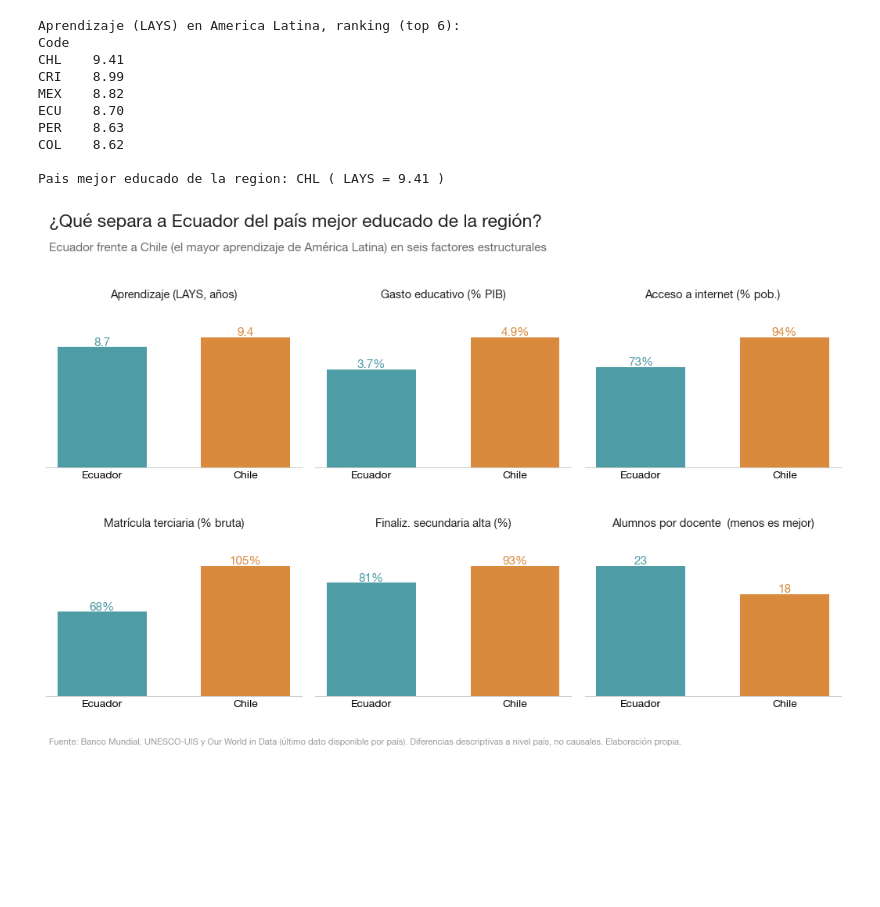
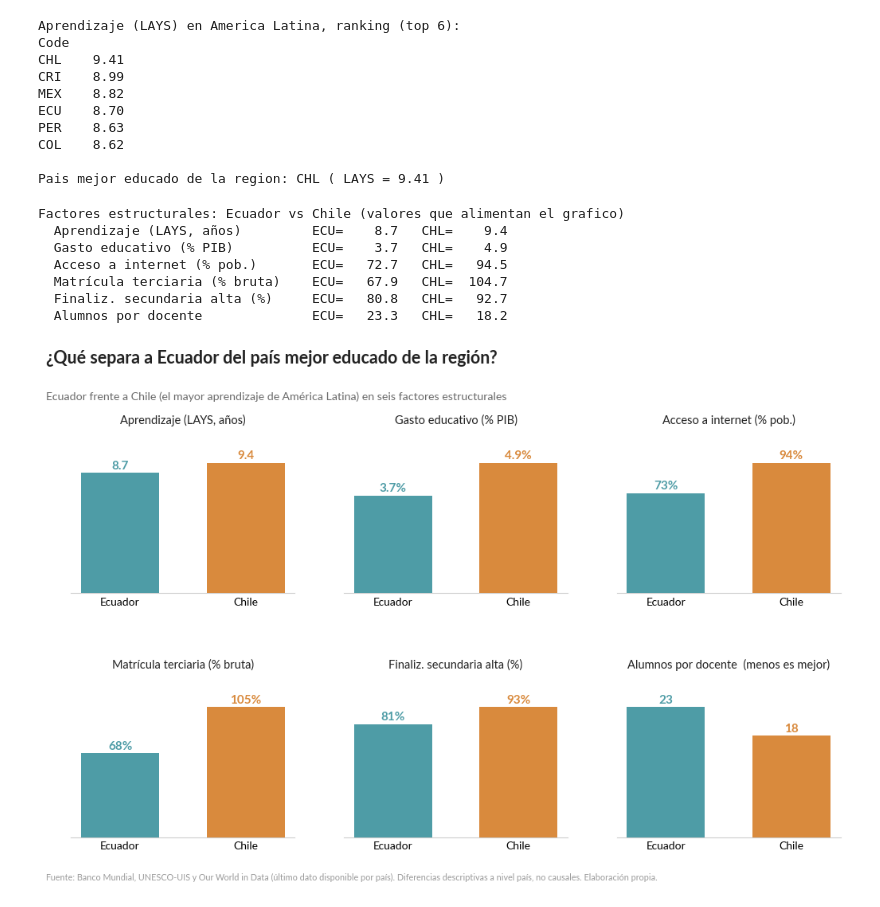
Before and after one commit to bypaupau/concurso-el-quantificador, a Jupyter notebook: education_ecuador_analysis.ipynb, the cells around one changed output. Drawn from its saved outputs; the diff is of its cells as text; code cells hidden in the pictures; blank space fills up the shorter version.

```diff
--- a/education_ecuador_analysis.ipynb
+++ b/education_ecuador_analysis.ipynb
@@ -1294,39 +1352,50 @@ def uis_last(ind, code):
     d = uis_get(ind, code).dropna(subset=["value"])
     return d.sort_values("year")["value"].iloc[-1] if len(d) else np.nan
 
 # Seis factores estructurales comparables (Ecuador vs el mejor pais)
 F = [
     ("Aprendizaje (LAYS, años)",      panel.loc["ECU", "LAYS"],      panel.loc[mejor, "LAYS"],      "{:.1f}",  False),
     ("Gasto educativo (% PIB)",       panel.loc["ECU", "gasto_pib"], panel.loc[mejor, "gasto_pib"], "{:.1f}%", False),
     ("Acceso a internet (% pob.)",    wb_last("IT.NET.USER.ZS", "ECU"), wb_last("IT.NET.USER.ZS", mejor), "{:.0f}%", False),
     ("Matrícula terciaria (% bruta)", wb_last("SE.TER.ENRR", "ECU"),    wb_last("SE.TER.ENRR", mejor),    "{:.0f}%", False),
     ("Finaliz. secundaria alta (%)",  uis_last("CR.3", "ECU"),          uis_last("CR.3", mejor),          "{:.0f}%", False),
     ("Alumnos por docente",           panel.loc["ECU", "ratio_ad"],  panel.loc[mejor, "ratio_ad"],  "{:.0f}",  True),
 ]
 nombre = {"CHL": "Chile", "CRI": "Costa Rica", "URY": "Uruguay", "MEX": "México", "PER": "Perú"}.get(mejor, mejor)
 
+print(f"Factores estructurales: Ecuador vs {nombre} (valores que alimentan el grafico)")
+for nom, e, c, fmt, low in F:
+    print(f"  {nom:32s} ECU={e:7.1f}   {mejor}={c:7.1f}")
+
 fig, axes = plt.subplots(2, 3, figsize=(10.5, 7))
 for ax, (nom, e, c, fmt, low) in zip(axes.flat, F):
     ax.bar([0, 1], [e, c], color=[TEAL, ORANGE], width=0.62, zorder=3)
     for x, v in zip([0, 1], [e, c]):
-        ax.text(x, v + max(e, c) * 0.01, fmt.format(v), ha="center", fontsize=11,
+        ax.text(x, v + max(e, c) * 0.03, fmt.format(v), ha="center", fontsize=11,
                 fontweight="bold", color=TEAL if x == 0 else ORANGE)
     ax.set_xticks([0, 1]); ax.set_xticklabels(["Ecuador", nombre], fontsize=10)
     ax.set_ylim(0, max(e, c) * 1.25)
     ax.set_title(nom + ("  (menos es mejor)" if low else ""), fontsize=10.5, color=INK, pad=6)
     for s in ["top", "right", "left"]:
         ax.spines[s].set_visible(False)
     ax.spines["bottom"].set_color("#ccc"); ax.set_yticks([]); ax.tick_params(axis="x", length=0)
-fig.suptitle("¿Qué separa a Ecuador del país mejor educado de la región?",
-             x=0.02, y=0.96, ha="left", va="top", fontsize=16.5, fontweight="bold", color=INK)
-fig.text(0.02, 0.89, f"Ecuador frente a {nombre} (el mayor aprendizaje de América Latina) en seis "
-         "factores estructurales", fontsize=11, color=GRAY, ha="left")
-fig.text(0.02, -0.01,
+fig.subplots_adjust(top=0.83, bottom=0.10, hspace=0.5, wspace=0.22, left=0.05, right=0.97)
+fig.text(0.02, 0.975, "¿Qué separa a Ecuador del país mejor educado de la región?",
+         va="top", ha="left", fontsize=15.5, fontweight="bold", color=INK)
+fig.text(0.02, 0.90, f"Ecuador frente a {nombre} (el mayor aprendizaje de América Latina) en seis "
+         "factores estructurales", va="top", ha="left", fontsize=10.3, color=GRAY)
+fig.text(0.02, 0.02,
          "Fuente: Banco Mundial, UNESCO-UIS y Our World in Data (último dato disponible por país). "
          "Diferencias descriptivas a nivel país, no causales. Elaboración propia.",
-         fontsize=8, color="#9a9a9a", ha="left")
-plt.tight_layout(rect=[0, 0.03, 1, 0.90],h_pad=3.0)
+         va="bottom", ha="left", fontsize=7.8, color="#9a9a9a")
 fig.savefig("figuras/08_ecuador_vs_mejor.png", dpi=200, bbox_inches="tight", facecolor="white")
 plt.show()
 # %% [output]
+Factores estructurales: Ecuador vs Chile (valores que alimentan el grafico)
+  Aprendizaje (LAYS, años)         ECU=    8.7   CHL=    9.4
+  Gasto educativo (% PIB)          ECU=    3.7   CHL=    4.9
+  Acceso a internet (% pob.)       ECU=   72.7   CHL=   94.5
+  Matrícula terciaria (% bruta)    ECU=   67.9   CHL=  104.7
+  Finaliz. secundaria alta (%)     ECU=   80.8   CHL=   92.7
+  Alumnos por docente              ECU=   23.3   CHL=   18.2
-[figure, old version]
+[figure, new version]
```
Also changed, not shown: parts of 30 cells of this notebook, 9 other files.
